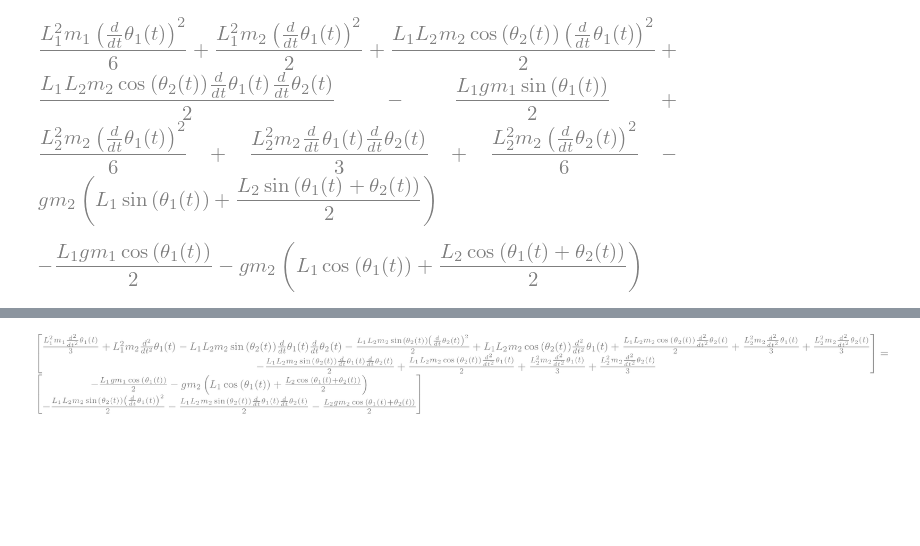
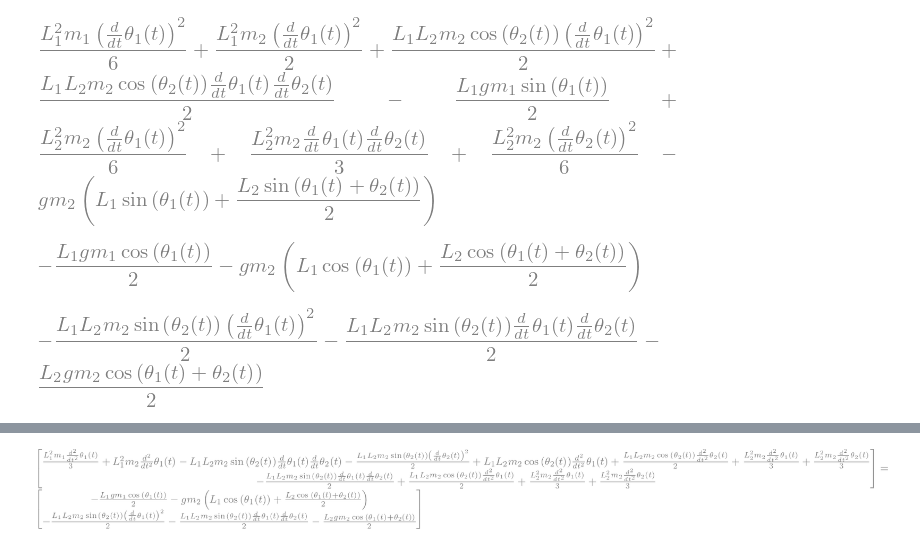
Before and after one commit to average-engineer/Robotics_Exercises, a Jupyter notebook: 2RRobotDynamics.ipynb, the cells around one changed output, grey strips where cells are left out. Cells and saved outputs as stored; diff of their text form; code cells hidden in the pictures; blank space fills up the shorter version.

```diff
--- a/2RRobotDynamics.ipynb
+++ b/2RRobotDynamics.ipynb
@@ -84,3 +81,7 @@ dL_dq_d_dt = nsimplify(Matrix([[diff(diff(L,q1_d),t)],[diff(diff(L,q2_d),t)]]))
 dL_dq[0]
 # %% [output]
 [figure]
+# %%
+dL_dq[1]
+# %% [output]
+[figure, added]
```
Also changed, not shown: parts of 4 cells of this notebook.
